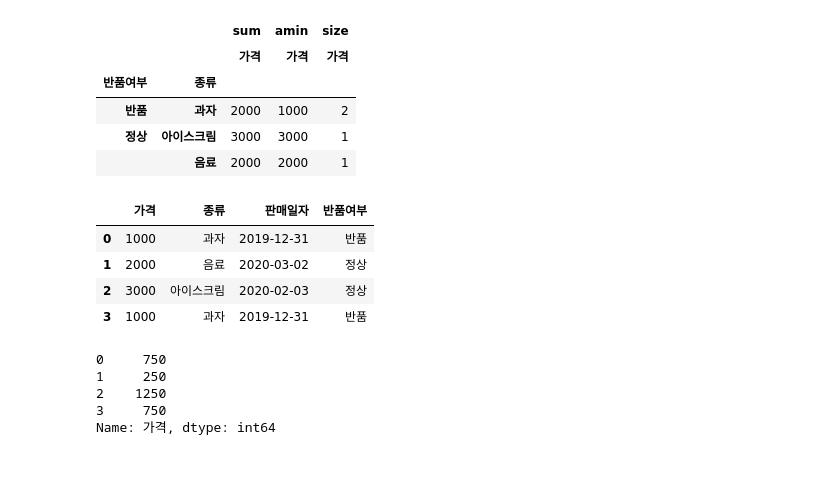
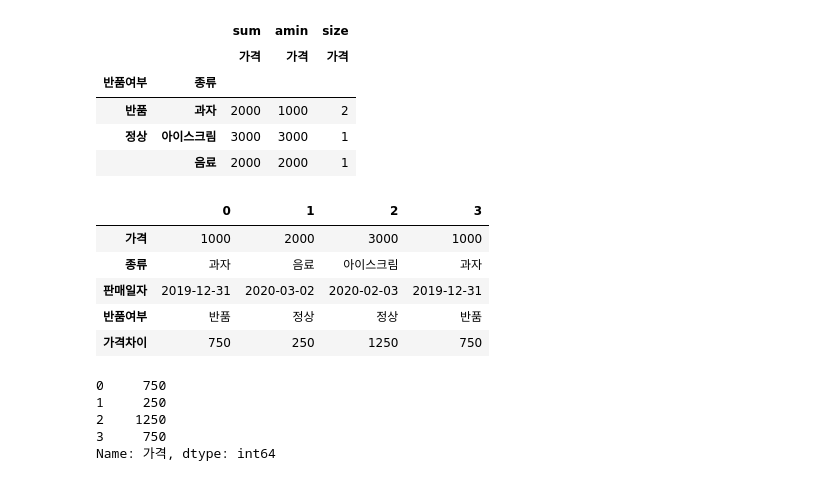
Before and after one commit to lee000403/study_data_analytics, a Jupyter notebook: codes/pandass/begginners.ipynb, the cells around one changed output. Cells and saved outputs as stored; diff of their text form; code cells hidden in the pictures.

```diff
--- a/codes/pandass/begginners.ipynb
+++ b/codes/pandass/begginners.ipynb
@@ -208,13 +208,14 @@ df_saledays.pivot_table(index=['반품여부', '종류'], values='가격', aggfu
 | 정상 | 아이스크림 | 3000 | 3000 | 1 |
 |  | 음료 | 2000 | 2000 | 1 |
 # %%
-df_saledays
+df_saledays.transpose()
 # %% [output]
-|  | 가격 | 종류 | 판매일자 | 반품여부 |
-| 0 | 1000 | 과자 | 2019-12-31 | 반품 |
-| 1 | 2000 | 음료 | 2020-03-02 | 정상 |
-| 2 | 3000 | 아이스크림 | 2020-02-03 | 정상 |
-| 3 | 1000 | 과자 | 2019-12-31 | 반품 |
+|  | 0 | 1 | 2 | 3 |
+| 가격 | 1000 | 2000 | 3000 | 1000 |
+| 종류 | 과자 | 음료 | 아이스크림 | 과자 |
+| 판매일자 | 2019-12-31 | 2020-03-02 | 2020-02-03 | 2019-12-31 |
+| 반품여부 | 반품 | 정상 | 정상 | 반품 |
+| 가격차이 | 750 | 250 | 1250 | 750 |
 # %%
 def mean_subtraction(cell_value):
     result = abs(1750 - cell_value)
```
Also changed, not shown: 2 other files.
